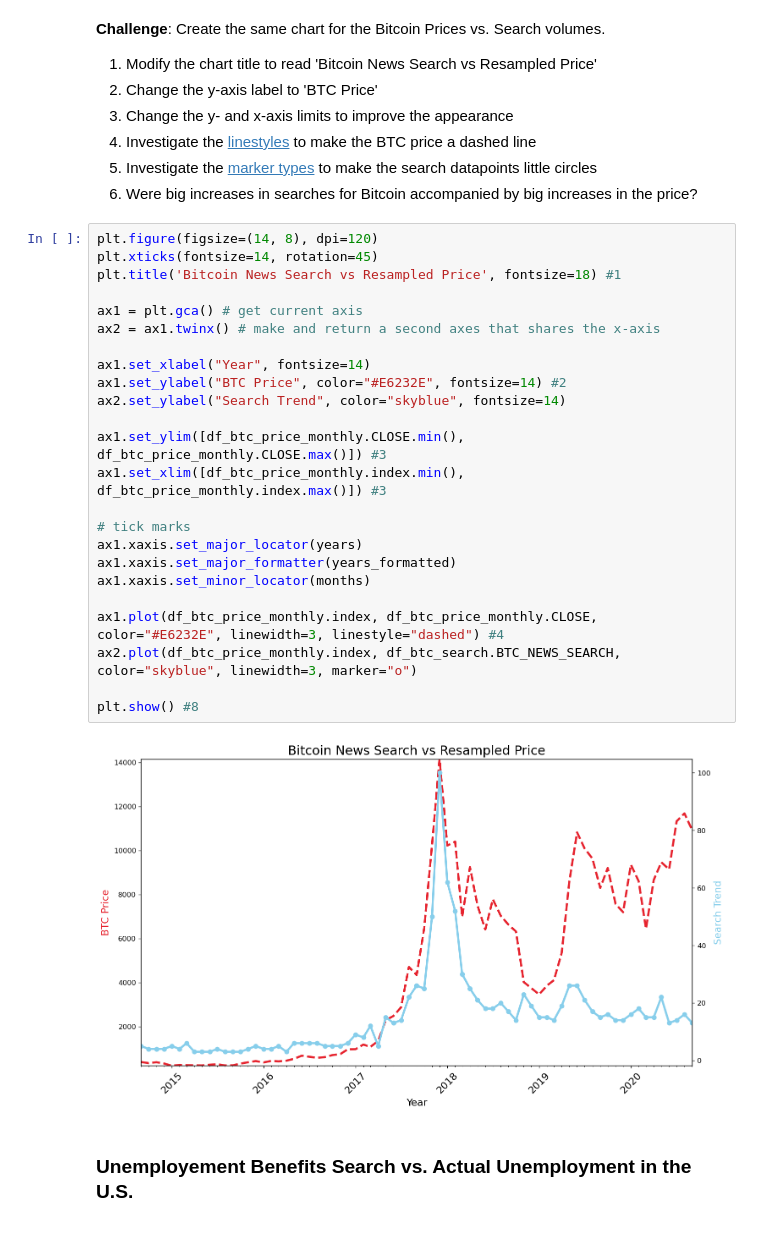
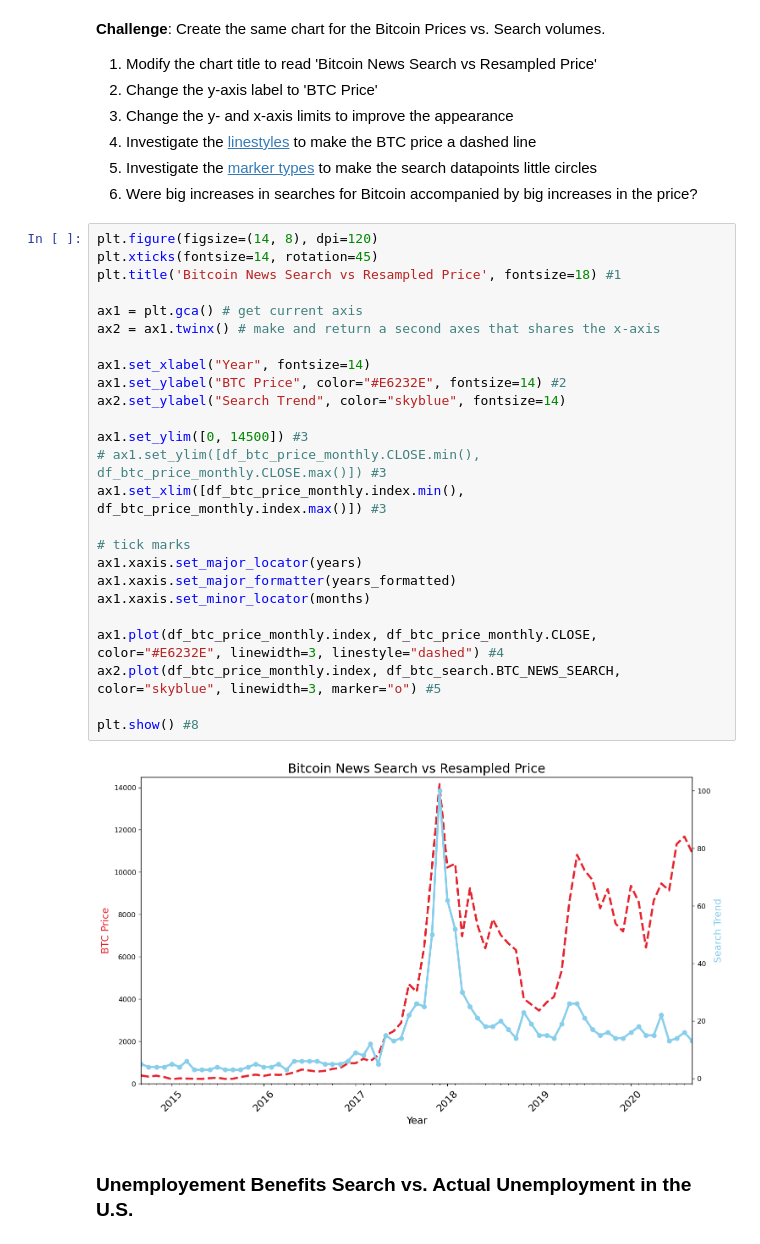
Before and after one commit to AHMAD-KHAIRI/python, a Jupyter notebook: day_95_resamplingandvisualizing_timeseriesdata/Google Trends and Data Visualisation (start).ipynb, the cells around one changed output. Drawn from its saved outputs; the diff is of its cells as text.

```diff
--- a/day_95_resamplingandvisualizing_timeseriesdata/Google Trends and Data Visualisation (start).ipynb
+++ b/day_95_resamplingandvisualizing_timeseriesdata/Google Trends and Data Visualisation (start).ipynb
@@ -439,29 +439,30 @@ plt.show() #8
 # %%
 plt.figure(figsize=(14, 8), dpi=120)
 plt.xticks(fontsize=14, rotation=45)
 plt.title('Bitcoin News Search vs Resampled Price', fontsize=18) #1
 
 ax1 = plt.gca() # get current axis
 ax2 = ax1.twinx() # make and return a second axes that shares the x-axis
 
 ax1.set_xlabel("Year", fontsize=14)
 ax1.set_ylabel("BTC Price", color="#E6232E", fontsize=14) #2
 ax2.set_ylabel("Search Trend", color="skyblue", fontsize=14)
 
-ax1.set_ylim([df_btc_price_monthly.CLOSE.min(), df_btc_price_monthly.CLOSE.max()]) #3
+ax1.set_ylim([0, 14500]) #3
+# ax1.set_ylim([df_btc_price_monthly.CLOSE.min(), df_btc_price_monthly.CLOSE.max()]) #3
 ax1.set_xlim([df_btc_price_monthly.index.min(), df_btc_price_monthly.index.max()]) #3
 
 # tick marks
 ax1.xaxis.set_major_locator(years)
 ax1.xaxis.set_major_formatter(years_formatted)
 ax1.xaxis.set_minor_locator(months)
 
 ax1.plot(df_btc_price_monthly.index, df_btc_price_monthly.CLOSE, color="#E6232E", linewidth=3, linestyle="dashed") #4
-ax2.plot(df_btc_price_monthly.index, df_btc_search.BTC_NEWS_SEARCH, color="skyblue", linewidth=3, marker="o")
+ax2.plot(df_btc_price_monthly.index, df_btc_search.BTC_NEWS_SEARCH, color="skyblue", linewidth=3, marker="o") #5
 
 plt.show() #8
 # %% [output]
-[figure, old version]
+[figure, new version]
 # %% [markdown]
 ### Unemployement Benefits Search vs. Actual Unemployment in the U.S.
 # %% [markdown]
```
Also changed, not shown: parts of 8 cells of this notebook.
